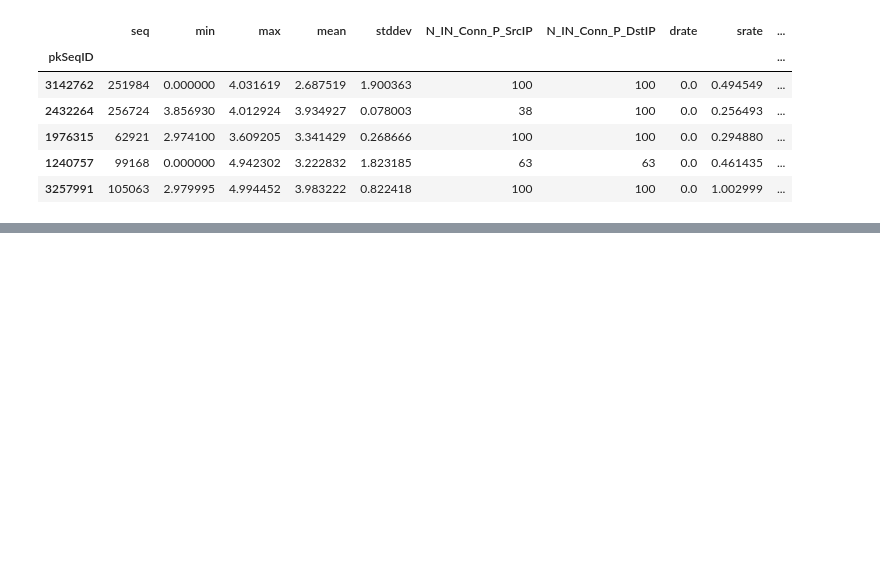
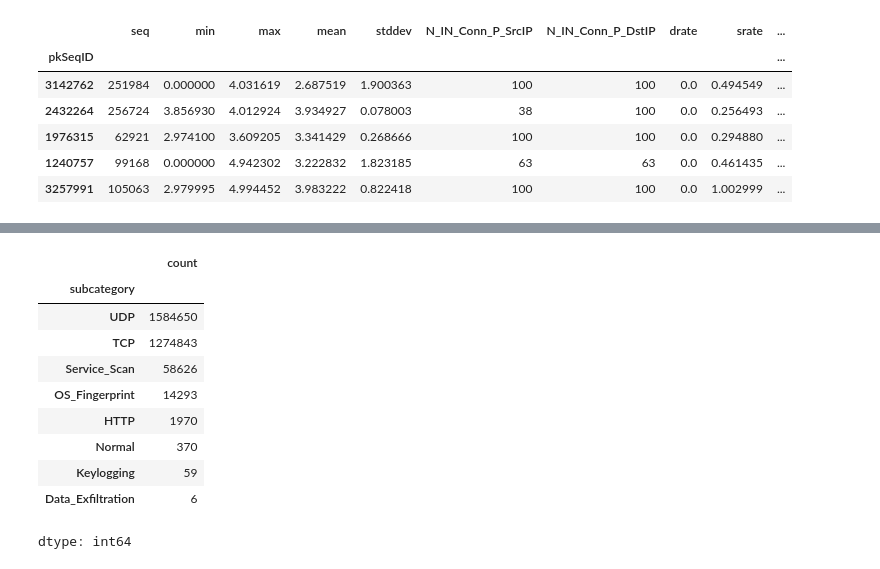
Before and after one commit to merzouka/bds.ml, a Jupyter notebook: eda/eda.ipynb, the cells around one changed output, grey strips where cells are left out. Cells and saved outputs as stored; diff of their text form; code cells hidden in the pictures; blank space fills up the shorter version.

```diff
--- a/eda/eda.ipynb
+++ b/eda/eda.ipynb
@@ -230,0 +244,14 @@ testing.drop(TO_DROP, axis=1, inplace=True)
+# %%
+training['subcategory'].value_counts()
+# %% [output]
+|  | count |
+| subcategory |  |
+| UDP | 1584650 |
+| TCP | 1274843 |
+| Service_Scan | 58626 |
+| OS_Fingerprint | 14293 |
+| HTTP | 1970 |
+| Normal | 370 |
+| Keylogging | 59 |
+| Data_Exfiltration | 6 |
+dtype: int64
```
Also changed, not shown: parts of 9 cells of this notebook.
